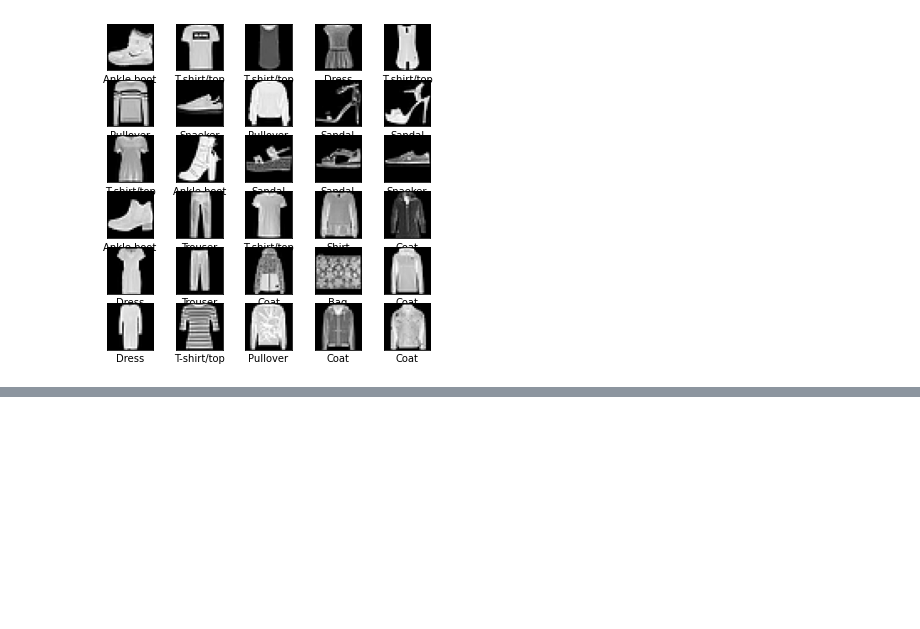
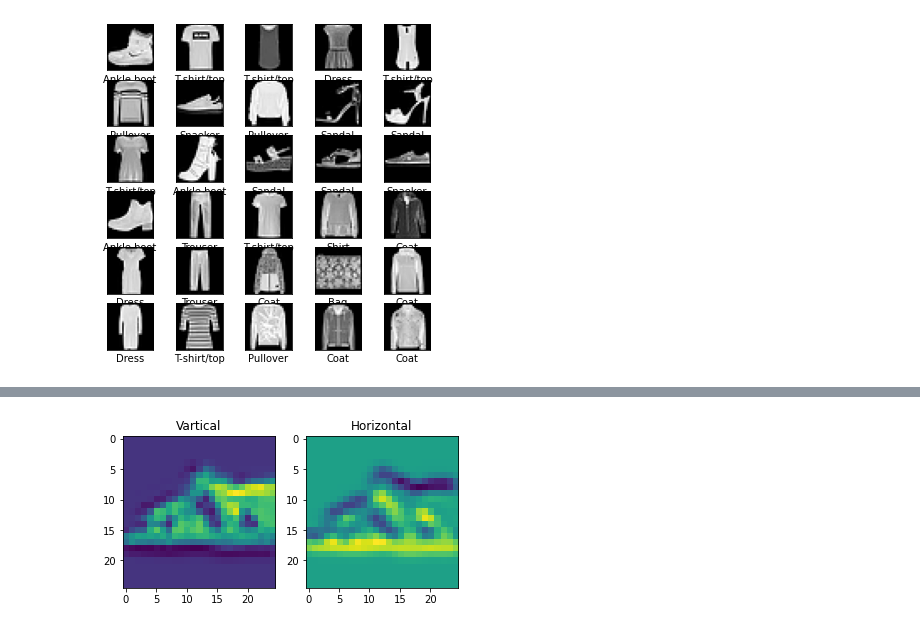
Before and after one commit to lincoln-cmd/Deep_learning, a Jupyter notebook: fashion_mnist.ipynb, the cells around one changed output, grey strips where cells are left out. Drawn from its saved outputs; the diff is of its cells as text; code cells hidden in the pictures; blank space fills up the shorter version.

```diff
--- a/fashion_mnist.ipynb
+++ b/fashion_mnist.ipynb
@@ -149,0 +184,32 @@ ValueError: A target array with shape (42000, 28, 28, 2) was passed for an outpu
+# %%
+filter_size = 3
+def get_filtered_image(filters):
+    filtered_image = np.zeros((output_size, output_size))
+    for i in range(output_size):
+        for j in range(output_size):
+            # 컨볼루션 연산
+            indice_image = test_image[i:(i + filter_size),
+                                     j:(j + filter_size)] * filters
+            indice_sum = np.sum(indice_image)
+            if(indice_sum > 255):
+                indice_sum= 255
+            filtered_image[i, j] = indice_sum
+
+    return filtered_image
+
+vertical_filtered_image = get_filtered_image(vertical_filter)
+horizontal_filtered_image = get_filtered_image(horizontal_filter)
+
+plt.subplot(1, 2, 1)
+plt.title('Vartical')
+plt.imshow(vertical_filtered_image)
+
+plt.subplot(1, 2, 2)
+plt.title('Horizontal')
+plt.imshow(horizontal_filtered_image)
+plt.show()
+
+sobel_image = np.sqrt(np.square(horizontal_filtered_image) +
+                      np.square(vertical_filtered_image))
+# %% [output]
+[figure, added]
```
Also changed, not shown: parts of 6 cells of this notebook, 1 other file.
